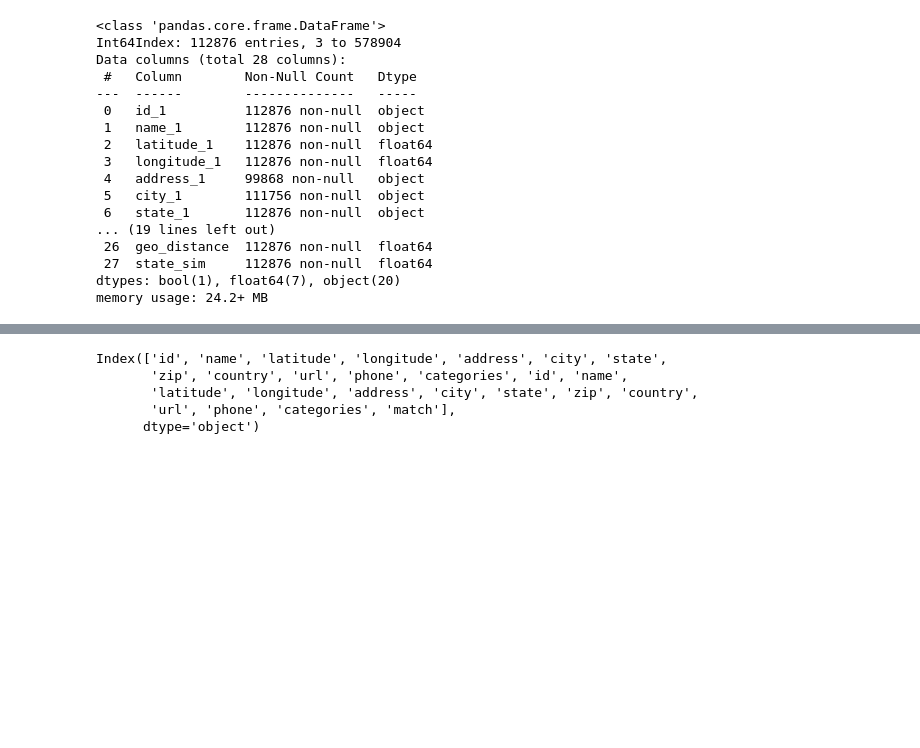
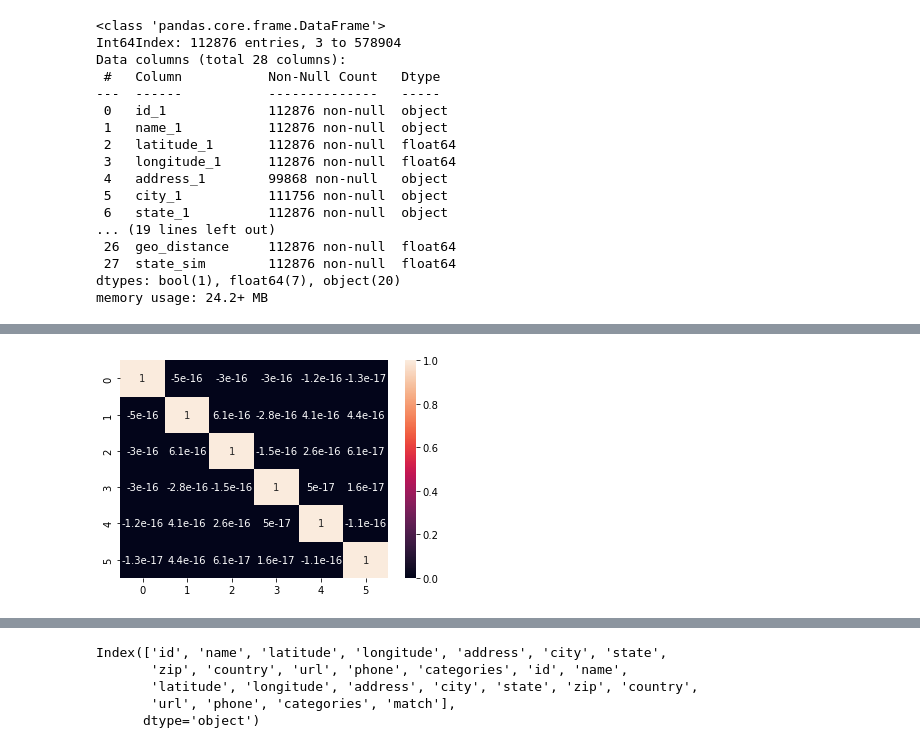
Before and after one commit to gormantt/foursquare-location-matching, a Jupyter notebook: cao_code/4sq-EDA1.ipynb, the cells around one changed output, grey strips where cells are left out. Cells and saved outputs as stored; diff of their text form; code cells hidden in the pictures; blank space fills up the shorter version.

```diff
--- a/cao_code/4sq-EDA1.ipynb
+++ b/cao_code/4sq-EDA1.ipynb
@@ -771,0 +1004,16 @@ df.to_csv('./data/pairs_us_sim.csv')
+# %%
+# Do feature scaling
+from sklearn.preprocessing import StandardScaler
+sc = StandardScaler()
+X_scaled = sc.fit_transform(X)
+
+# Apply PCA
+from sklearn.decomposition import PCA
+pca = PCA(n_components=6)
+X_pca = pca.fit_transform(X_scaled)
+
+# Get the transformed dataset
+X_pca = pd.DataFrame(X_pca)
+print(X_pca.head())
+print("\nSize: ")
+print(X_pca.shape)
@@ -771,0 +1030,6 @@ df.to_csv('./data/pairs_us_sim.csv')
+# %%
+fig, ax = plt.subplots()
+sns.heatmap(X_pca.corr(), annot=True, ax=ax)
+plt.show()
+# %% [output]
+[figure, added]
```
Also changed, not shown: parts of 36 cells of this notebook.
